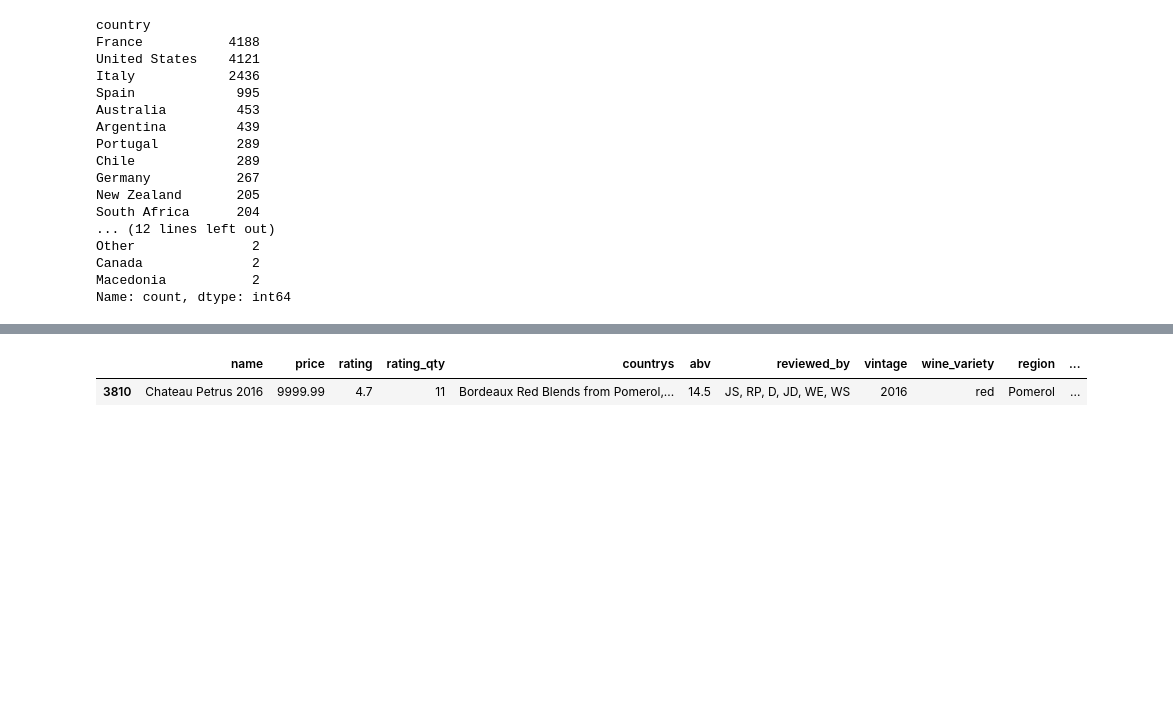
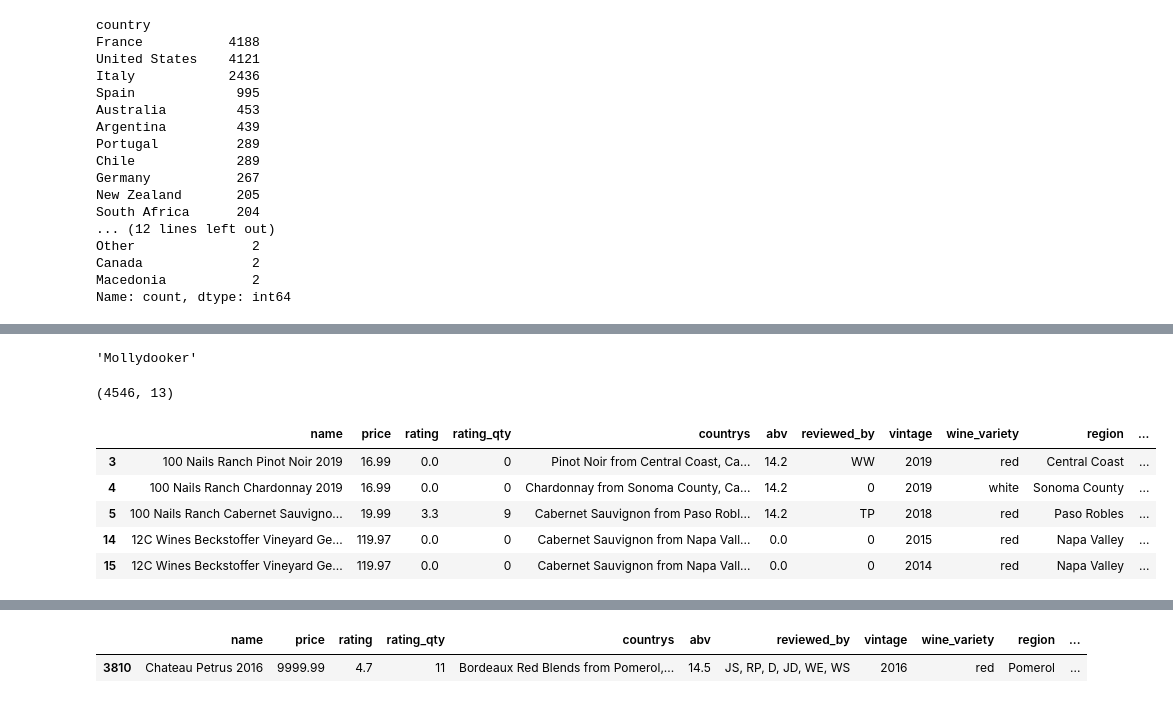
Before and after one commit to acdaniel864/capstone, a Jupyter notebook: 01_data_cleaning.ipynb, the cells around one changed output, grey strips where cells are left out. Cells and saved outputs as stored; diff of their text form; code cells hidden in the pictures; blank space fills up the shorter version.

```diff
--- a/01_data_cleaning.ipynb
+++ b/01_data_cleaning.ipynb
@@ -467,0 +330,14 @@ Name: count, Length: 14261, dtype: int64
+# %%
+def uniform_strings(x):
+    '''
+    Removes accents, removed all non-alphanumeric characters, outputs new string in title case
+    '''
+    x = unidecode(x).lower()
+    output_string = ''
+    for char in x:
+        if char.isspace() == True:
+            output_string += char
+        elif char.isalnum() == True:
+            output_string += char
+    output_string = re.sub(' +', ' ', output_string)
+    return output_string.title().strip()
@@ -467,0 +584,2 @@ Name: count, Length: 14261, dtype: int64
+# %%
+df_wine_com['name'] = df_wine_com['name'].apply(uniform_strings)
@@ -467,0 +601,26 @@ Name: count, Length: 14261, dtype: int64
+# %%
+test = 'Wine De LA Abbona'
+test1 = "Wine De LA Annabella"
+test2 = '1849 wine wine'
+test3 = 'Aj Adam D Hofberg'
+test4 = 'Ydooker Gigglepot'
+test5 = 'Mollydooker Blue Eyed Boy Shiraz 2020'
+extract_string(test5, all_producers)
+# %% [output]
+'Mollydooker'
+# %%
+# (4576, 13)
+check_wine = df_wine_com[df_wine_com['producer_clean'] == 'review']
+check_wine.shape
+# %% [output]
+(4546, 13)
+# %%
+check_wine = df_wine_com[df_wine_com['producer_clean'] == 'review']
+check_wine.head()
+# %% [output]
+|  | name | price | rating | rating_qty | countrys | abv | reviewed_by | vintage | wine_variety | region | ... |
+| 3 | 100 Nails Ranch Pinot Noir 2019 | 16.99 | 0.0 | 0 | Pinot Noir from Central Coast, Ca... | 14.2 | WW | 2019 | red | Central Coast | ... |
+| 4 | 100 Nails Ranch Chardonnay 2019 | 16.99 | 0.0 | 0 | Chardonnay from Sonoma County, Ca... | 14.2 | 0 | 2019 | white | Sonoma County | ... |
+| 5 | 100 Nails Ranch Cabernet Sauvigno... | 19.99 | 3.3 | 9 | Cabernet Sauvignon from Paso Robl... | 14.2 | TP | 2018 | red | Paso Robles | ... |
+| 14 | 12C Wines Beckstoffer Vineyard Ge... | 119.97 | 0.0 | 0 | Cabernet Sauvignon from Napa Vall... | 0.0 | 0 | 2015 | red | Napa Valley | ... |
+| 15 | 12C Wines Beckstoffer Vineyard Ge... | 119.97 | 0.0 | 0 | Cabernet Sauvignon from Napa Vall... | 0.0 | 0 | 2014 | red | Napa Valley | ... |
```
Also changed, not shown: parts of 127 cells of this notebook, 4 other files.
